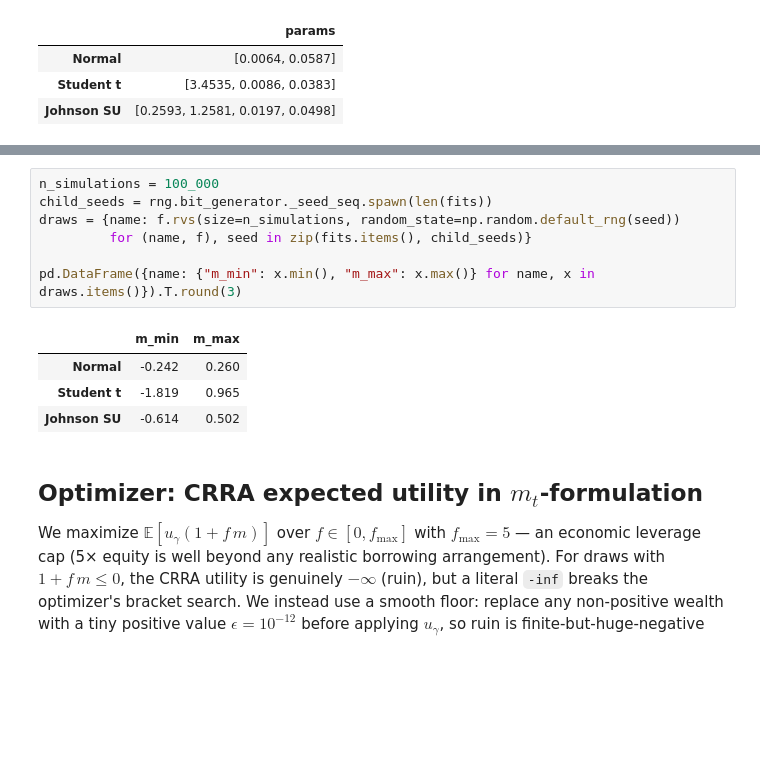
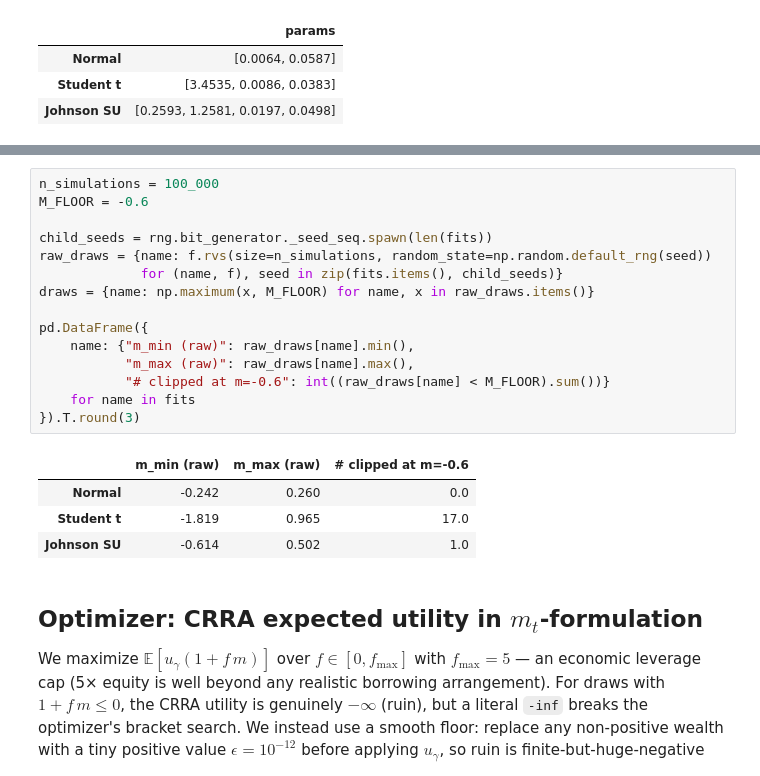
Before and after one commit to andrewmoon67/544_Notebooks, a Jupyter notebook: 06_Portfolio_optimization_and_copulas/2_simple_portfolio_optimization.ipynb, the cells around one changed output, grey strips where cells are left out. Cells and saved outputs as stored; diff of their text form; blank space fills up the shorter version.

```diff
--- a/06_Portfolio_optimization_and_copulas/2_simple_portfolio_optimization.ipynb
+++ b/06_Portfolio_optimization_and_copulas/2_simple_portfolio_optimization.ipynb
@@ -76,15 +76,23 @@ Heavy sampling so rare events that the model puts probability on get a chance to
 # %%
 n_simulations = 100_000
+M_FLOOR = -0.6
+
 child_seeds = rng.bit_generator._seed_seq.spawn(len(fits))
-draws = {name: f.rvs(size=n_simulations, random_state=np.random.default_rng(seed))
-         for (name, f), seed in zip(fits.items(), child_seeds)}
+raw_draws = {name: f.rvs(size=n_simulations, random_state=np.random.default_rng(seed))
+             for (name, f), seed in zip(fits.items(), child_seeds)}
+draws = {name: np.maximum(x, M_FLOOR) for name, x in raw_draws.items()}
 
-pd.DataFrame({name: {"m_min": x.min(), "m_max": x.max()} for name, x in draws.items()}).T.round(3)
+pd.DataFrame({
+    name: {"m_min (raw)": raw_draws[name].min(),
+           "m_max (raw)": raw_draws[name].max(),
+           "# clipped at m=-0.6": int((raw_draws[name] < M_FLOOR).sum())}
+    for name in fits
+}).T.round(3)
 # %% [output]
-|  | m_min | m_max |
-| Normal | -0.242 | 0.260 |
-| Student t | -1.819 | 0.965 |
-| Johnson SU | -0.614 | 0.502 |
+|  | m_min (raw) | m_max (raw) | # clipped at m=-0.6 |
+| Normal | -0.242 | 0.260 | 0.0 |
+| Student t | -1.819 | 0.965 | 17.0 |
+| Johnson SU | -0.614 | 0.502 | 1.0 |
 # %% [markdown]
 ## Optimizer: CRRA expected utility in $m_t$-formulation
 
```
Also changed, not shown: parts of 10 cells of this notebook.
